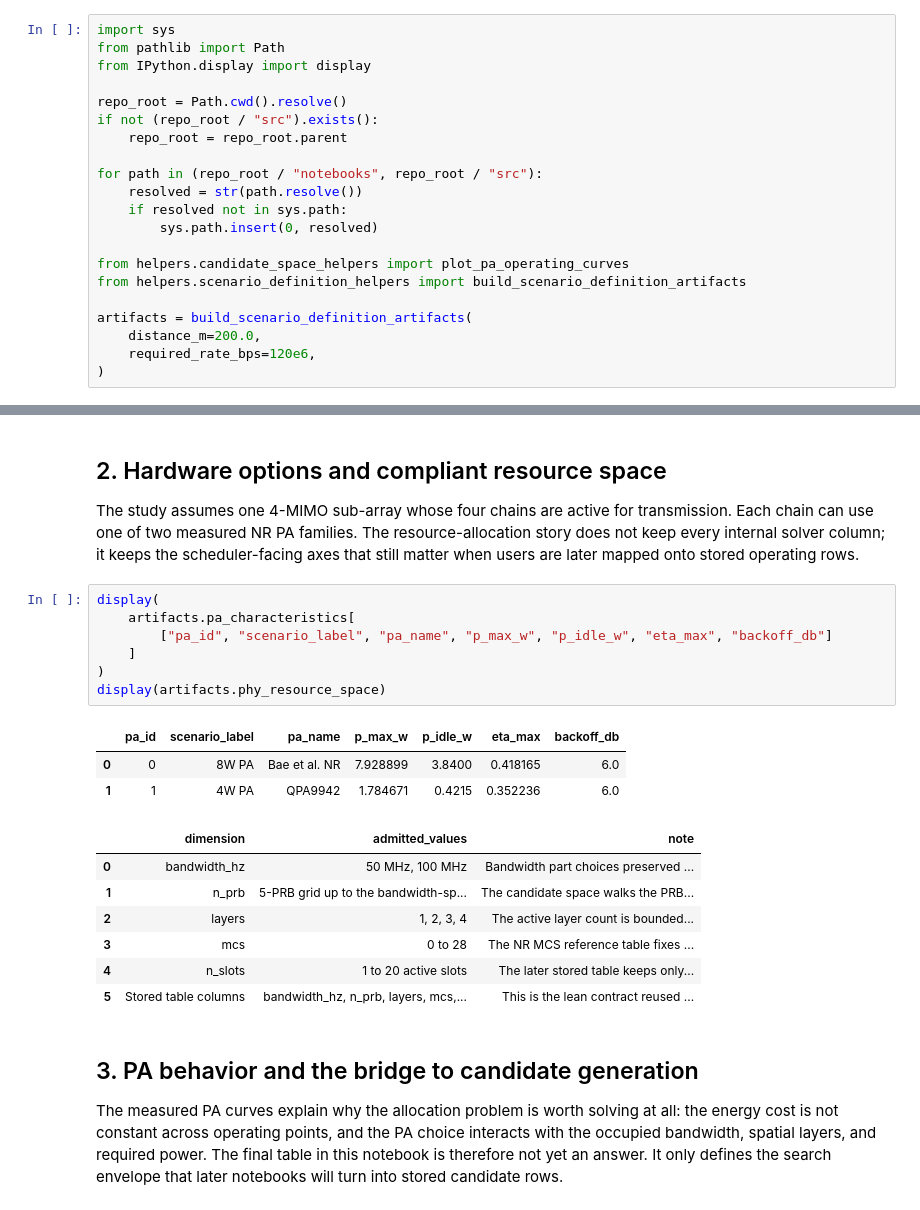
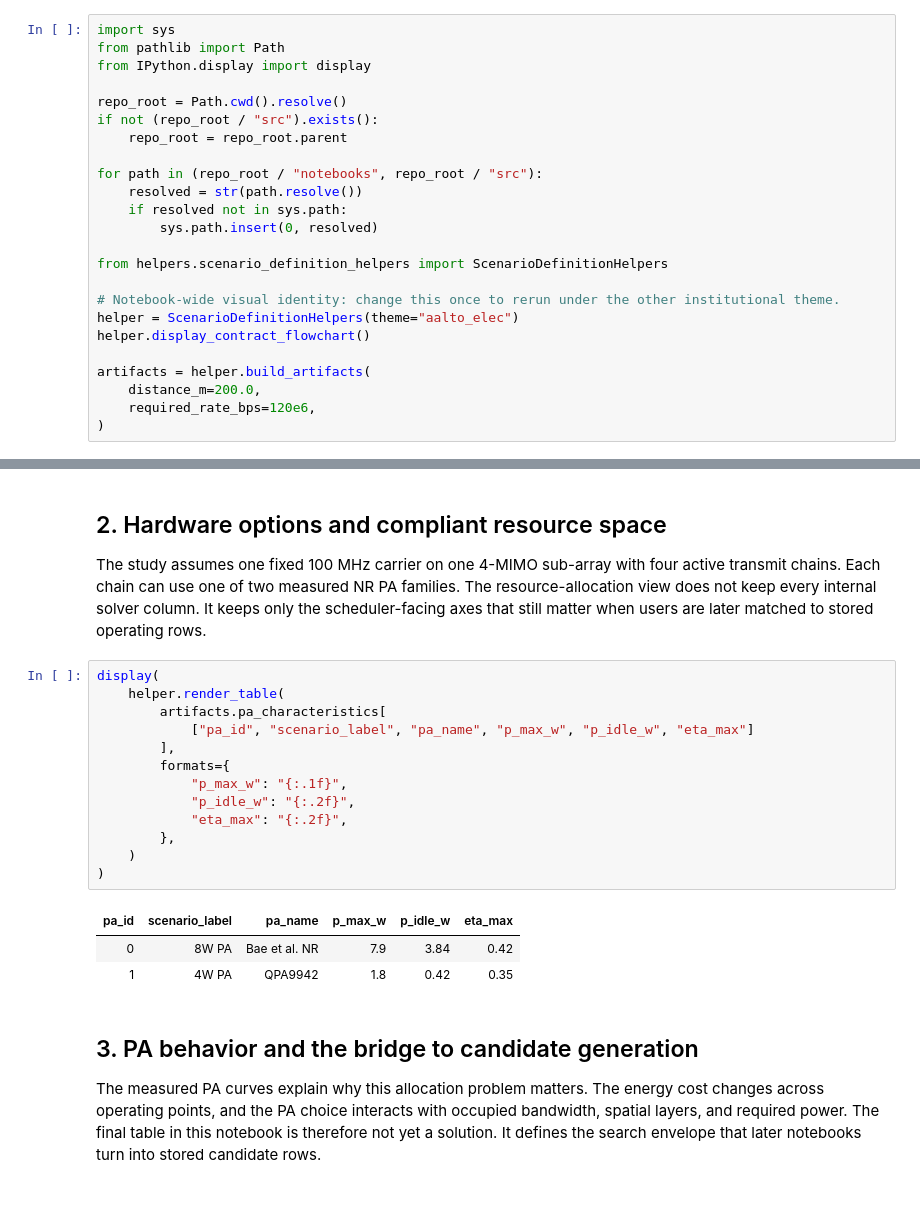
Before and after one commit to henryblu/ran-joint-scheduling-optimization, a Jupyter notebook: notebooks/1. scenario definition and problem framing.ipynb, the cells around one changed output, grey strips where cells are left out. Cells and saved outputs as stored; diff of their text form.

Commit message:
finalizing the notebooks and helper files. Starting with adding a style guide and fixing notebook one and two

```diff
--- a/notebooks/1. scenario definition and problem framing.ipynb
+++ b/notebooks/1. scenario definition and problem framing.ipynb
@@ -25,10 +29,13 @@ for path in (repo_root / "notebooks", repo_root / "src"):
     if resolved not in sys.path:
         sys.path.insert(0, resolved)
 
-from helpers.candidate_space_helpers import plot_pa_operating_curves
-from helpers.scenario_definition_helpers import build_scenario_definition_artifacts
+from helpers.scenario_definition_helpers import ScenarioDefinitionHelpers
 
-artifacts = build_scenario_definition_artifacts(
+# Notebook-wide visual identity: change this once to rerun under the other institutional theme.
+helper = ScenarioDefinitionHelpers(theme="aalto_elec")
+helper.display_contract_flowchart()
+
+artifacts = helper.build_artifacts(
     distance_m=200.0,
     required_rate_bps=120e6,
 )
@@ -62,26 +69,25 @@ display(artifacts.illustrative_user)
 # %% [markdown]
 ## 2. Hardware options and compliant resource space
 
-The study assumes one 4-MIMO sub-array whose four chains are active for transmission. Each chain can use one of two measured NR PA families. The resource-allocation story does not keep every internal solver column; it keeps the scheduler-facing axes that still matter when users are later mapped onto stored operating rows.
+The study assumes one fixed 100 MHz carrier on one 4-MIMO sub-array with four active transmit chains. Each chain can use one of two measured NR PA families. The resource-allocation view does not keep every internal solver column. It keeps only the scheduler-facing axes that still matter when users are later matched to stored operating rows.
 # %%
 display(
-    artifacts.pa_characteristics[
-        ["pa_id", "scenario_label", "pa_name", "p_max_w", "p_idle_w", "eta_max", "backoff_db"]
-    ]
+    helper.render_table(
+        artifacts.pa_characteristics[
+            ["pa_id", "scenario_label", "pa_name", "p_max_w", "p_idle_w", "eta_max"]
+        ],
+        formats={
+            "p_max_w": "{:.1f}",
+            "p_idle_w": "{:.2f}",
+            "eta_max": "{:.2f}",
+        },
+    )
 )
-display(artifacts.phy_resource_space)
 # %% [output]
-|  | pa_id | scenario_label | pa_name | p_max_w | p_idle_w | eta_max | backoff_db |
-| 0 | 0 | 8W PA | Bae et al. NR | 7.928899 | 3.8400 | 0.418165 | 6.0 |
-| 1 | 1 | 4W PA | QPA9942 | 1.784671 | 0.4215 | 0.352236 | 6.0 |
+| pa_id | scenario_label | pa_name | p_max_w | p_idle_w | eta_max |
+| 0 | 8W PA | Bae et al. NR | 7.9 | 3.84 | 0.42 |
+| 1 | 4W PA | QPA9942 | 1.8 | 0.42 | 0.35 |
-|  | dimension | admitted_values | note |
-| 0 | bandwidth_hz | 50 MHz, 100 MHz | Bandwidth part choices preserved ... |
-| 1 | n_prb | 5-PRB grid up to the bandwidth-sp... | The candidate space walks the PRB... |
-| 2 | layers | 1, 2, 3, 4 | The active layer count is bounded... |
-| 3 | mcs | 0 to 28 | The NR MCS reference table fixes ... |
-| 4 | n_slots | 1 to 20 active slots | The later stored table keeps only... |
-| 5 | Stored table columns | bandwidth_hz, n_prb, layers, mcs,... | This is the lean contract reused ... |
 # %% [markdown]
 ## 3. PA behavior and the bridge to candidate generation
 
-The measured PA curves explain why the allocation problem is worth solving at all: the energy cost is not constant across operating points, and the PA choice interacts with the occupied bandwidth, spatial layers, and required power. The final table in this notebook is therefore not yet an answer. It only defines the search envelope that later notebooks will turn into stored candidate rows.
+The measured PA curves explain why this allocation problem matters. The energy cost changes across operating points, and the PA choice interacts with occupied bandwidth, spatial layers, and required power. The final table in this notebook is therefore not yet a solution. It defines the search envelope that later notebooks turn into stored candidate rows.
```
Also changed, not shown: parts of 9 cells of this notebook, 12 other files.
